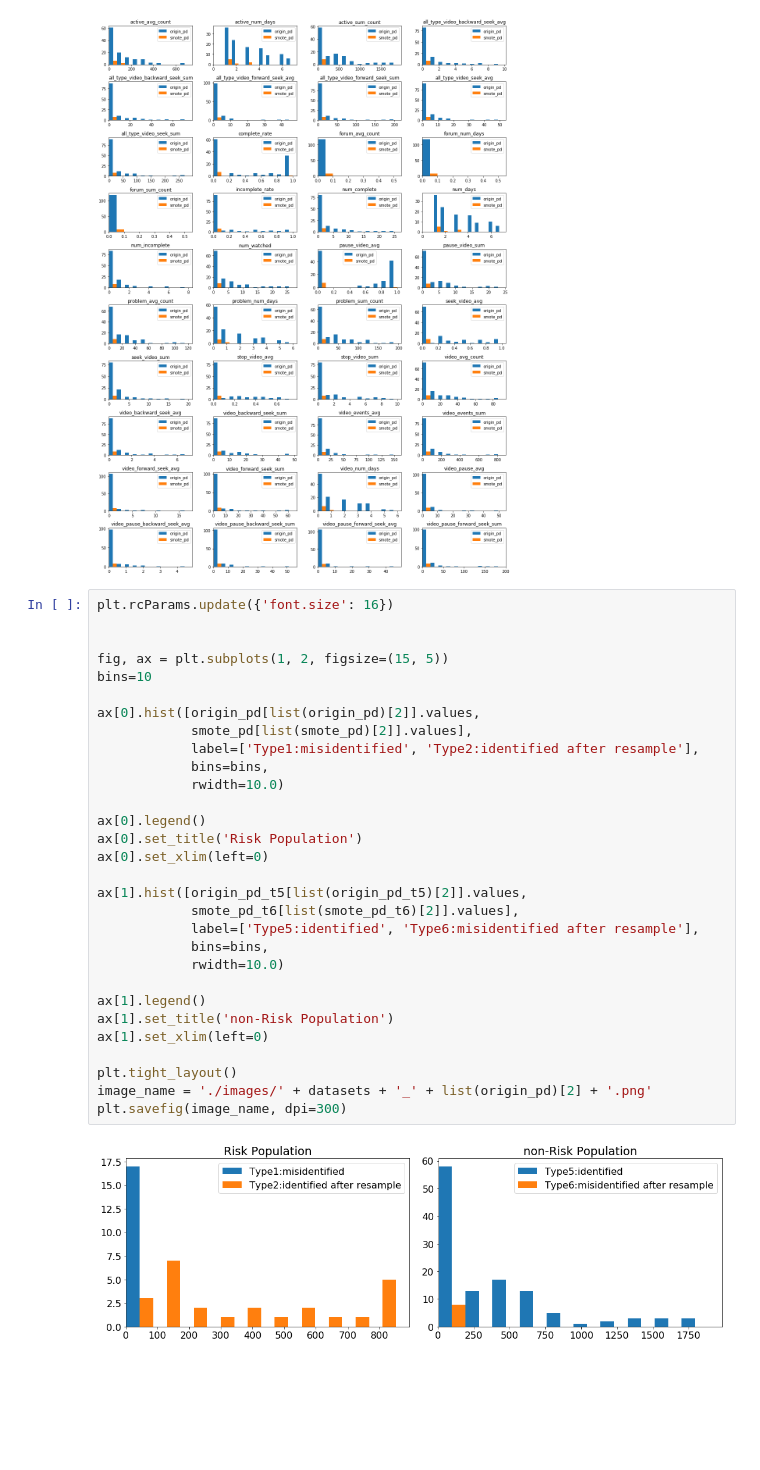
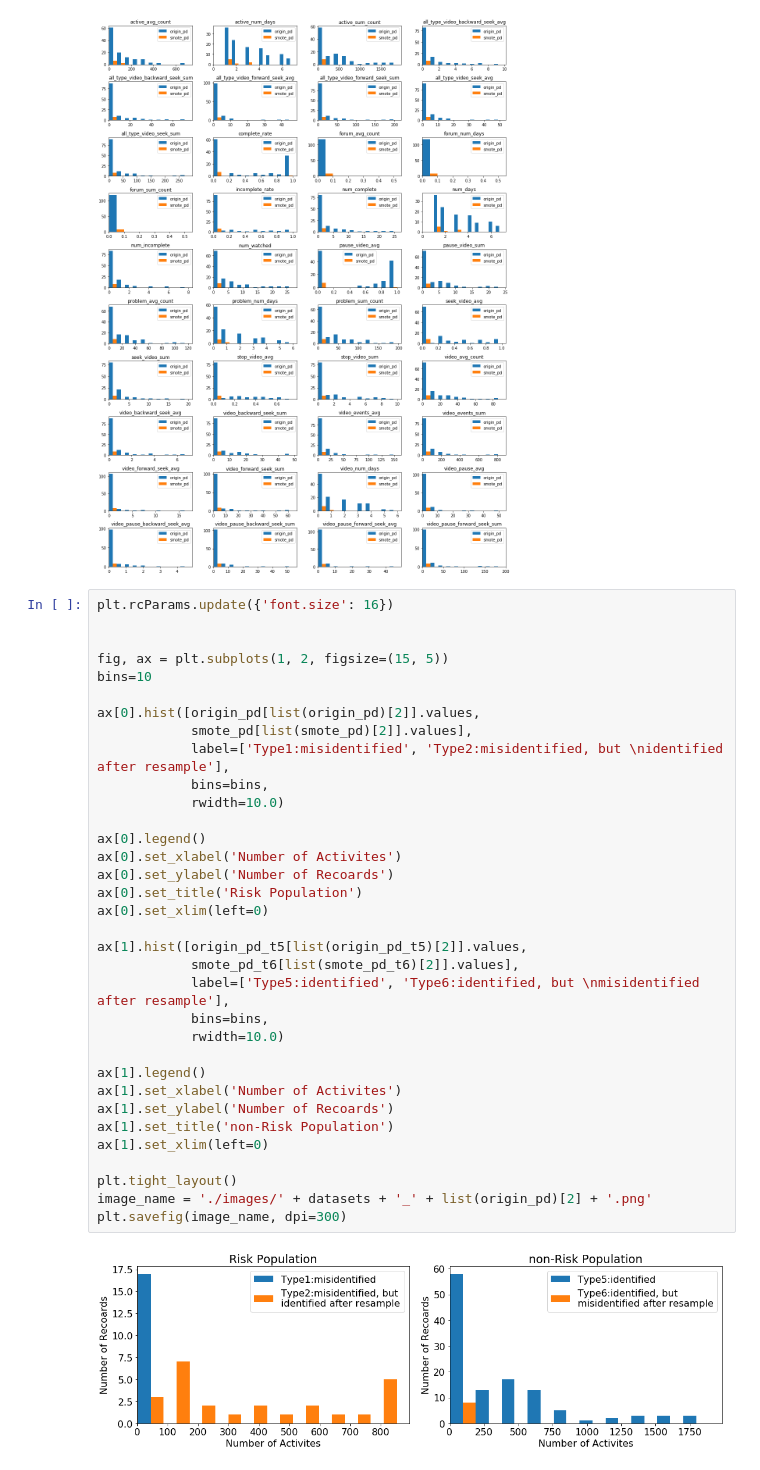
Before and after one commit to owen198/kslab, a Jupyter notebook: ds_comparision/ROC Curve - NCUx_PRE.ipynb, the cells around one changed output. Drawn from its saved outputs; the diff is of its cells as text; blank space fills up the shorter version.

```diff
--- a/ds_comparision/ROC Curve - NCUx_PRE.ipynb
+++ b/ds_comparision/ROC Curve - NCUx_PRE.ipynb
@@ -381,32 +381,36 @@ plt.savefig(image_name, dpi=300)
 # %%
 plt.rcParams.update({'font.size': 16})
 
 
 fig, ax = plt.subplots(1, 2, figsize=(15, 5))
 bins=10
 
 ax[0].hist([origin_pd[list(origin_pd)[2]].values,
             smote_pd[list(smote_pd)[2]].values],
-            label=['Type1:misidentified', 'Type2:identified after resample'],
+            label=['Type1:misidentified', 'Type2:misidentified, but \nidentified after resample'],
             bins=bins,
             rwidth=10.0)
 
 ax[0].legend()
+ax[0].set_xlabel('Number of Activites')
+ax[0].set_ylabel('Number of Recoards')
 ax[0].set_title('Risk Population')
 ax[0].set_xlim(left=0)
 
 ax[1].hist([origin_pd_t5[list(origin_pd_t5)[2]].values,
             smote_pd_t6[list(smote_pd_t6)[2]].values],
-            label=['Type5:identified', 'Type6:misidentified after resample'],
+            label=['Type5:identified', 'Type6:identified, but \nmisidentified after resample'],
             bins=bins,
             rwidth=10.0)
 
 ax[1].legend()
+ax[1].set_xlabel('Number of Activites')
+ax[1].set_ylabel('Number of Recoards')
 ax[1].set_title('non-Risk Population')
 ax[1].set_xlim(left=0)
 
 plt.tight_layout()
 image_name = './images/' + datasets + '_' + list(origin_pd)[2] + '.png'
 plt.savefig(image_name, dpi=300)
 # %% [output]
-[figure, old version]
+[figure, new version]
```
Also changed, not shown: parts of 1 cell of this notebook, 7 other files.
